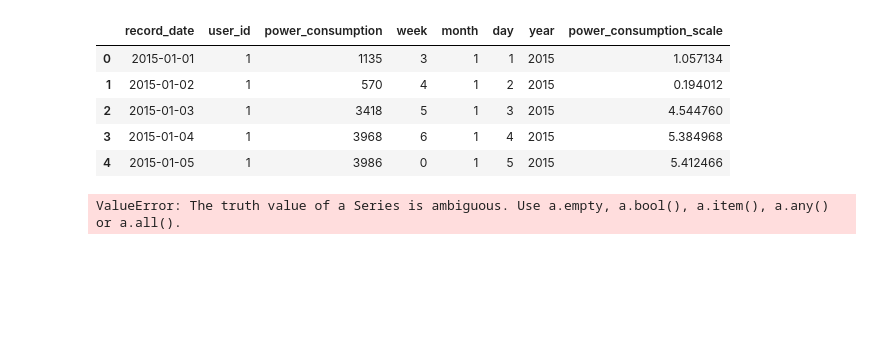
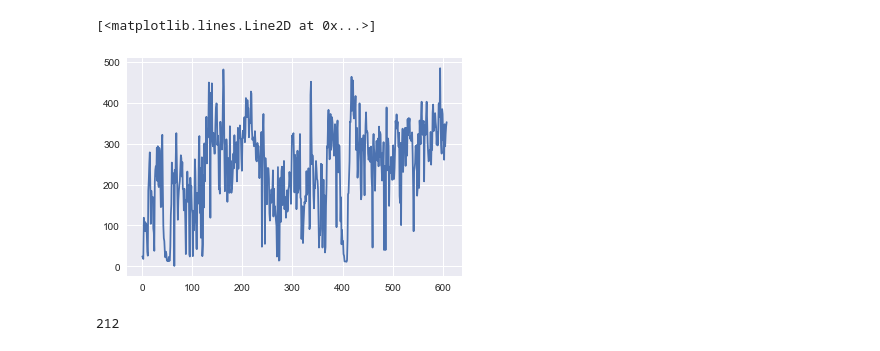
Before and after one commit to chenlongzhen/dian, a Jupyter notebook: process2.ipynb, the cells around one changed output. Saved outputs shown, nothing was run; the diff lists cells and outputs as text; code cells hidden in the pictures; blank space fills up the shorter version.

```diff
--- a/process2.ipynb
+++ b/process2.ipynb
@@ -127,3 +151,8 @@ See the caveats in the documentation: http://pandas.pydata.org/pandas-docs/stabl
+# %%
+plt.plot(scaleList[1]['power_consumption'].values)
+# %% [output]
+[<matplotlib.lines.Line2D at 0x...>]
+[figure, added]
 # %%
 #read scale
 with open ('./data/scaleList', 'rb') as fp:
@@ -131,15 +160,6 @@ with open ('./data/scaleList', 'rb') as fp:
 
 with open ('./data/scalerDic', 'rb') as fp:
     scalerDic = pickle.load(fp)
-# %%
-scaleList[0].head()
-# %% [output]
-|  | record_date | user_id | power_consumption | week | month | day | year | power_consumption_scale |
-| 0 | 2015-01-01 | 1 | 1135 | 3 | 1 | 1 | 2015 | 1.057134 |
-| 1 | 2015-01-02 | 1 | 570 | 4 | 1 | 2 | 2015 | 0.194012 |
-| 2 | 2015-01-03 | 1 | 3418 | 5 | 1 | 3 | 2015 | 4.544760 |
-| 3 | 2015-01-04 | 1 | 3968 | 6 | 1 | 4 | 2015 | 5.384968 |
-| 4 | 2015-01-05 | 1 | 3986 | 0 | 1 | 5 | 2015 | 5.412466 |
 # %%
 # 用去年的预测今年的数据 按照日期对应 1-7月训练 8月validation
 def getTrain(scaleList=scaleList,testMonth=8):
@@ -147,15 +167,21 @@ def getTrain(scaleList=scaleList,testMonth=8):
     originTrainYList = []
     originTestXList=[]
     originTestYList=[]
+
     for userData in tqdm(scaleList):
-        trainX = userData[userData.month < testMonth & userData.year == 2015][['power_consumption'],['week']]
-        trainY = userData[userData.month < testMonth & userData.year == 2016][['power_consumption'],['week']]
-        testX = userData[userData.month == testMonth & userData.year == 2015][['power_consumption'],['week']]
-        testY = userData[userData.month == testMonth & userData.year == 2016][['power_consumption'],['week']]
-        originTrainXList.append(trainX)
-        originTrainYList.append(trainY)
-        originTestXList.append(testX)
-        originTestYList.append(testY)
+        #userData = pd.DataFrame(userData)
+        trainX = userData[(userData.month < testMonth) & (userData.year == 2015)]
+        trainY = userData[(userData.month < testMonth) & (userData.year == 2016)]
+        testX = userData[(userData.month == testMonth) & (userData.year == 2015)]
+        testY = userData[(userData.month == testMonth) & (userData.year == 2016)]
+
+        train_XY = pd.merge(trainX,trainY,how='left',on=['month','day'])
+        test_XY = pd.merge(testX,testY,how='left',on=['month','day'])
+
+        originTrainXList.append(train_XY[['power_consumption_scale_x','week_x','max_x','min_x']])
+        originTrainYList.append(train_XY[['power_consumption_scale_y','week_y','max_y','min_y']])
+        originTestXList.append(test_XY[['power_consumption_scale_x','week_x','max_x','min_x']])
+        originTestYList.append(test_XY[['power_consumption_scale_y','week_y','max_y','min_y']])
 
     with open('./data/originTrainXList', 'wb') as fp:
         pickle.dump(originTrainXList, fp)
@@ -171,6 +197,5 @@ def getTrain(scaleList=scaleList,testMonth=8):
 
 
     return originTrainXList,originTrainYList,originTestXList,originTestYList
+
 originTrainXList,originTrainYList,originTestXList,originTestYList = getTrain()
-# %% [output]
-ValueError: The truth value of a Series is ambiguous. Use a.empty, a.bool(), a.item(), a.any() or a.all().
@@ -247,0 +202,4 @@ plt.show()
+# %%
+print len(originTrainXList[1000])
+# %% [output]
+212
```
Also changed, not shown: parts of 13 cells of this notebook.
